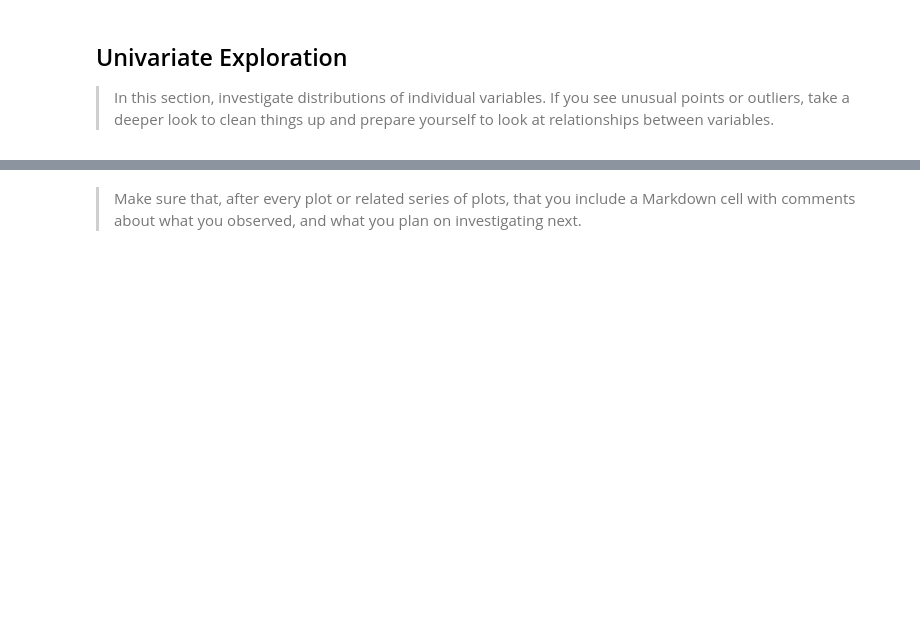
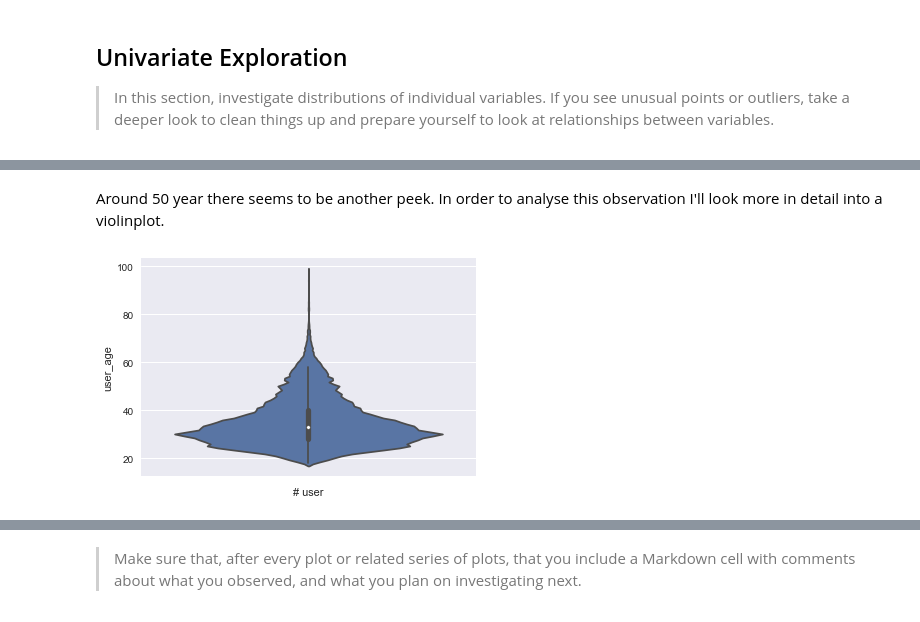
Before and after one commit to infoStunde/DAND-Project5, a Jupyter notebook: exploration_template.ipynb, the cells around one changed output, grey strips where cells are left out. Drawn from its saved outputs; the diff is of its cells as text; code cells hidden in the pictures; blank space fills up the shorter version.

```diff
--- a/exploration_template.ipynb
+++ b/exploration_template.ipynb
@@ -141,0 +103,7 @@ and prepare yourself to look at relationships between variables.
+# %% [markdown]
+Around 50 year there seems to be another peek. In order to analyse this observation I'll look more in detail into a violinplot.
+# %%
+sns.violinplot(data = rides, y = 'user_age');
+plt.xlabel('# user');
+# %% [output]
+[figure, added]
```
Also changed, not shown: parts of 23 cells of this notebook, 2 other files.
